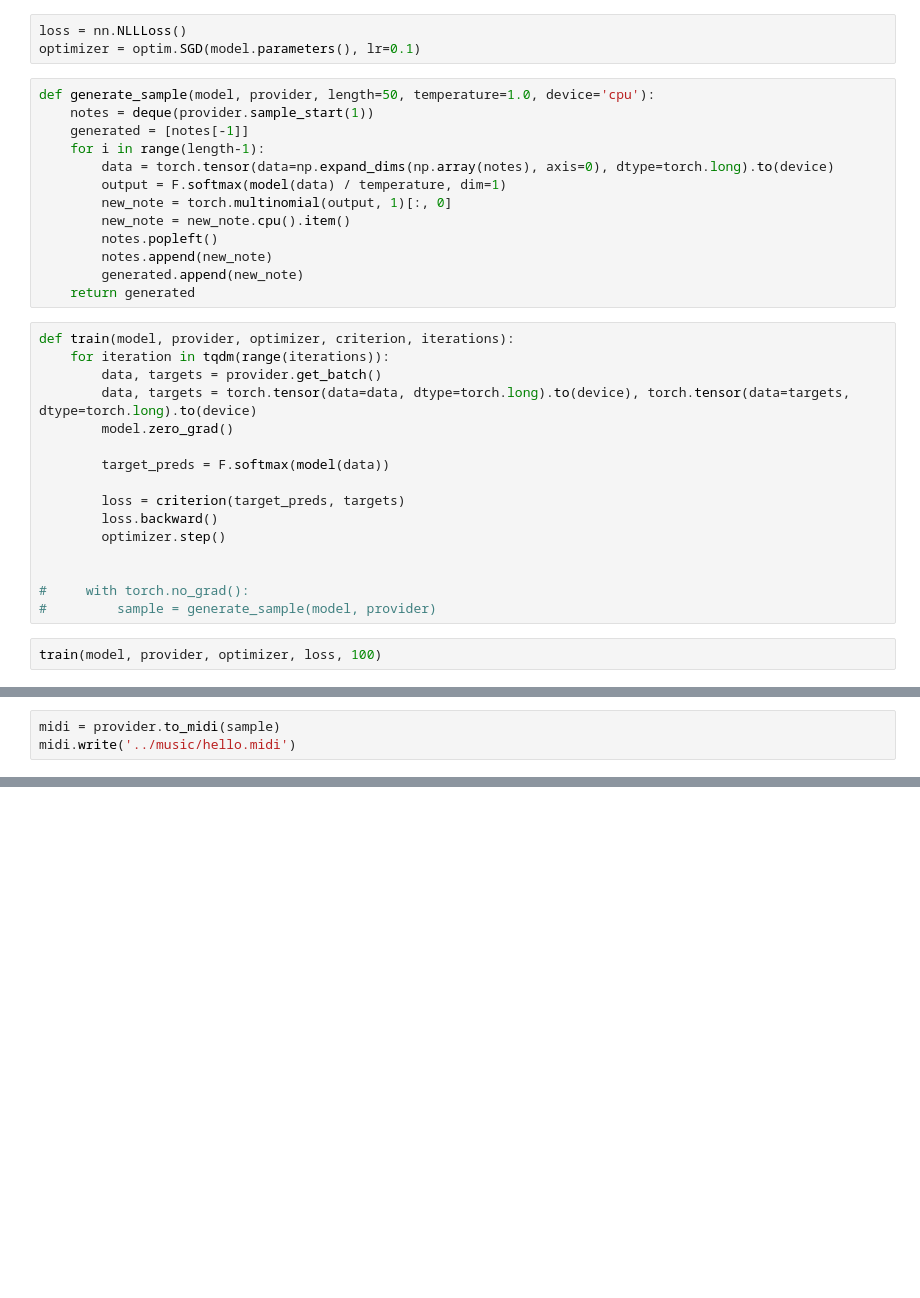
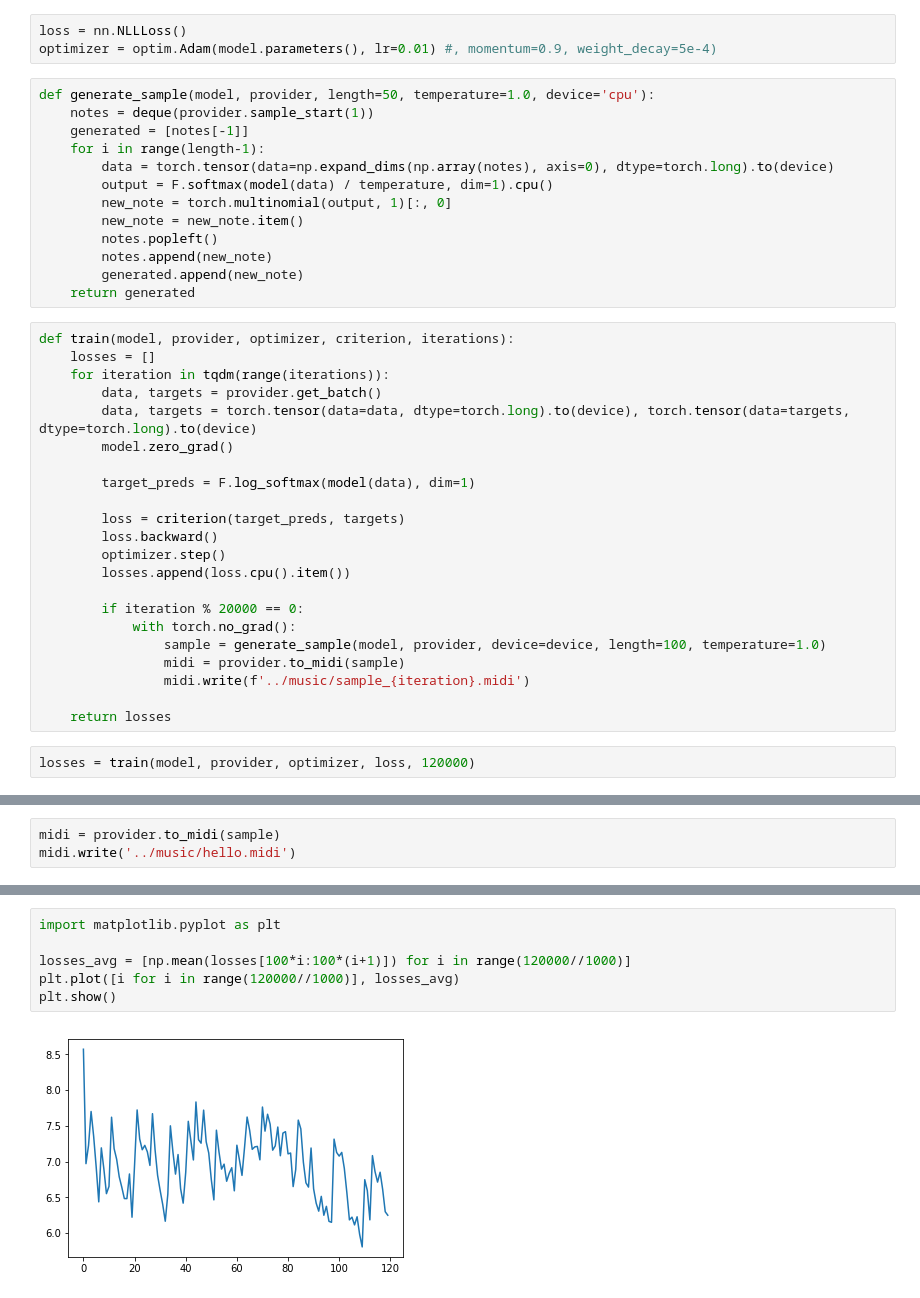
Before and after one commit to bpaszko/MGU-rnn, a Jupyter notebook: notebooks/network.ipynb, the cells around one changed output, grey strips where cells are left out. Saved outputs shown, nothing was run; the diff lists cells and outputs as text; blank space fills up the shorter version.

Commit message:
Latest model

```diff
--- a/notebooks/network.ipynb
+++ b/notebooks/network.ipynb
@@ -241,38 +249,44 @@ model = LSTM(embedding_dim=32, hidden_dim=128, unique_notes=provider.unique_note
 model = model.to(device)
 # %%
 loss = nn.NLLLoss()
-optimizer = optim.SGD(model.parameters(), lr=0.1)
+optimizer = optim.Adam(model.parameters(), lr=0.01) #, momentum=0.9, weight_decay=5e-4)
 # %%
 def generate_sample(model, provider, length=50, temperature=1.0, device='cpu'):
     notes = deque(provider.sample_start(1))
     generated = [notes[-1]]
     for i in range(length-1):
         data = torch.tensor(data=np.expand_dims(np.array(notes), axis=0), dtype=torch.long).to(device)
-        output = F.softmax(model(data) / temperature, dim=1)
+        output = F.softmax(model(data) / temperature, dim=1).cpu()
         new_note = torch.multinomial(output, 1)[:, 0]
-        new_note = new_note.cpu().item()
+        new_note = new_note.item()
         notes.popleft()
         notes.append(new_note)
         generated.append(new_note)
     return generated
 # %%
 def train(model, provider, optimizer, criterion, iterations):
+    losses = []
     for iteration in tqdm(range(iterations)):
         data, targets = provider.get_batch()
         data, targets = torch.tensor(data=data, dtype=torch.long).to(device), torch.tensor(data=targets, dtype=torch.long).to(device)
         model.zero_grad()
 
-        target_preds = F.softmax(model(data))
+        target_preds = F.log_softmax(model(data), dim=1)
 
         loss = criterion(target_preds, targets)
         loss.backward()
         optimizer.step()
+        losses.append(loss.cpu().item())
 
+        if iteration % 20000 == 0:
+            with torch.no_grad():
+                sample = generate_sample(model, provider, device=device, length=100, temperature=1.0)
+                midi = provider.to_midi(sample)
+                midi.write(f'../music/sample_{iteration}.midi')
 
-#     with torch.no_grad():
-#         sample = generate_sample(model, provider)
+    return losses
 # %%
-train(model, provider, optimizer, loss, 100)
+losses = train(model, provider, optimizer, loss, 120000)
 # %% [output]
 [interactive output not drawn]
 # %%
@@ -282,0 +303,8 @@ midi.write('../music/hello.midi')
+# %%
+import matplotlib.pyplot as plt
+
+losses_avg = [np.mean(losses[100*i:100*(i+1)]) for i in range(120000//1000)]
+plt.plot([i for i in range(120000//1000)], losses_avg)
+plt.show()
+# %% [output]
+[figure, added]
```
Also changed, not shown: parts of 9 cells of this notebook, 1 other file.
